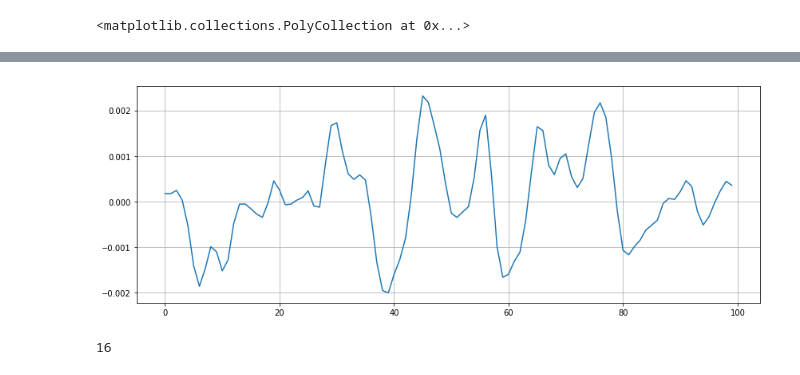
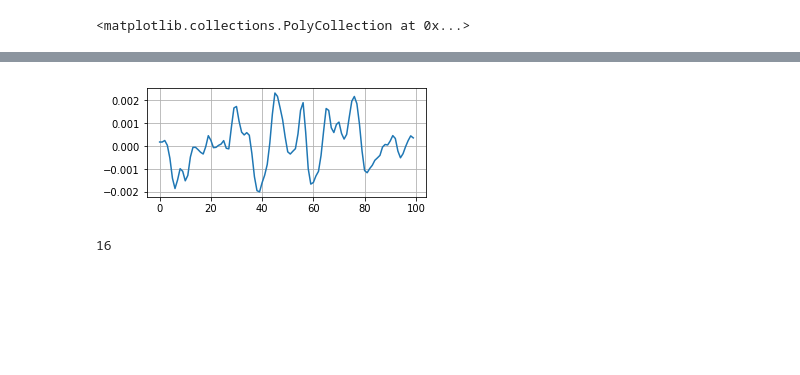
Before and after one commit to KenzoIkeizume/audio-recognizer, a Jupyter notebook: audio-recognizer.ipynb, the cells around one changed output, grey strips where cells are left out. Cells and saved outputs as stored; diff of their text form; code cells hidden in the pictures; blank space fills up the shorter version.

```diff
--- a/audio-recognizer.ipynb
+++ b/audio-recognizer.ipynb
@@ -45,11 +48,11 @@ plt.colorbar ()
 # %%
 n0 = 9000
 n1 = 9100
-plt.figure(figsize=(14, 5))
+plt.figure(figsize=(5, 2))
 plt.plot(data[n0:n1])
 plt.grid()
 # %% [output]
-[figure, old version]
+[figure, new version]
 # %%
 zero_crossings = librosa.zero_crossings(data[n0:n1], pad=False)
 print(sum(zero_crossings))
```
Also changed, not shown: parts of 14 cells of this notebook, 1 other file.
